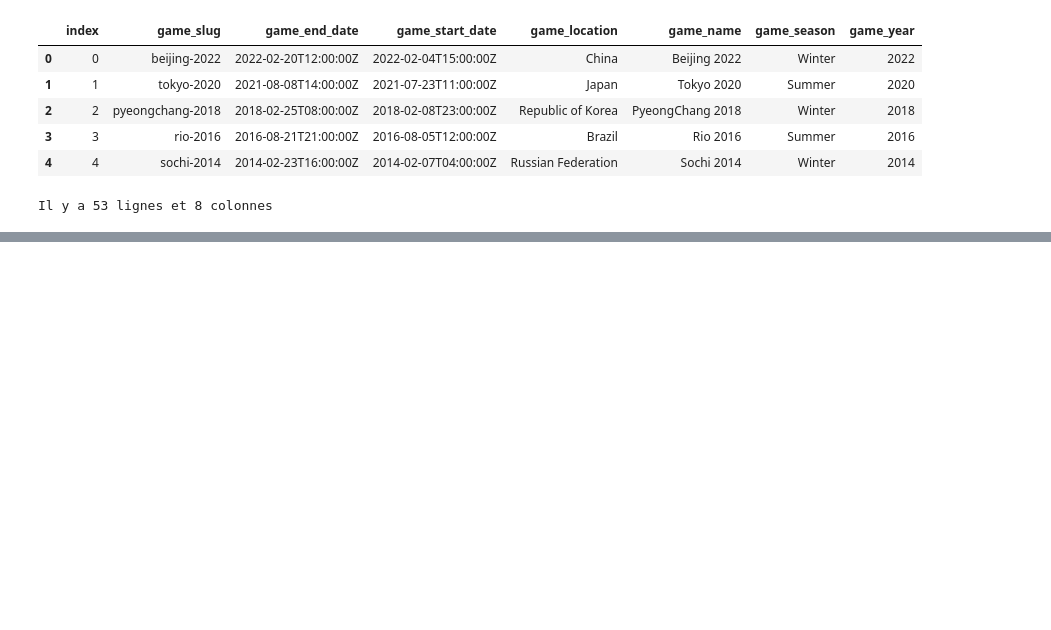
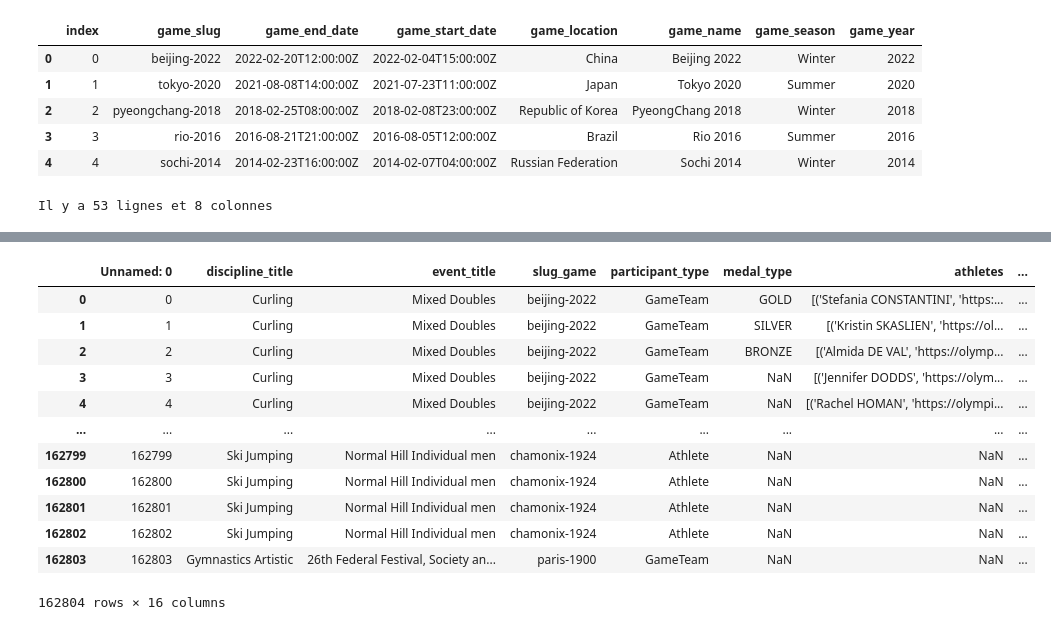
Before and after one commit to IsianDreemrr/HackathonGRP19, a Jupyter notebook: Notebook/Antoine/hackathon_jo2024.ipynb, the cells around one changed output, grey strips where cells are left out. Drawn from its saved outputs; the diff is of its cells as text; code cells hidden in the pictures; blank space fills up the shorter version.

```diff
--- a/Notebook/Antoine/hackathon_jo2024.ipynb
+++ b/Notebook/Antoine/hackathon_jo2024.ipynb
@@ -66,10 +66,10 @@ html_file = './files/olympic_results.html'
 
 # Lire les tables du fichier HTML
 dfs_html = pd.read_html(html_file)
-df_html = dfs_html[0]
+df_results = dfs_html[0]
 
 # Afficher la première table (si le fichier contient plusieurs tables)
-df_html.head()
+df_results.head()
 # %% [output]
 |  | Unnamed: 0 | discipline_title | event_title | slug_game | participant_type | medal_type | athletes | ... |
 | 0 | 0 | Curling | Mixed Doubles | beijing-2022 | GameTeam | GOLD | [('Stefania CONSTANTINI', 'https:... | ... |
@@ -249,0 +348,16 @@ dtype: int64
+# %%
+df_results
+# %% [output]
+|  | Unnamed: 0 | discipline_title | event_title | slug_game | participant_type | medal_type | athletes | ... |
+| 0 | 0 | Curling | Mixed Doubles | beijing-2022 | GameTeam | GOLD | [('Stefania CONSTANTINI', 'https:... | ... |
+| 1 | 1 | Curling | Mixed Doubles | beijing-2022 | GameTeam | SILVER | [('Kristin SKASLIEN', 'https://ol... | ... |
+| 2 | 2 | Curling | Mixed Doubles | beijing-2022 | GameTeam | BRONZE | [('Almida DE VAL', 'https://olymp... | ... |
+| 3 | 3 | Curling | Mixed Doubles | beijing-2022 | GameTeam | NaN | [('Jennifer DODDS', 'https://olym... | ... |
+| 4 | 4 | Curling | Mixed Doubles | beijing-2022 | GameTeam | NaN | [('Rachel HOMAN', 'https://olympi... | ... |
+| ... | ... | ... | ... | ... | ... | ... | ... | ... |
+| 162799 | 162799 | Ski Jumping | Normal Hill Individual men | chamonix-1924 | Athlete | NaN | NaN | ... |
+| 162800 | 162800 | Ski Jumping | Normal Hill Individual men | chamonix-1924 | Athlete | NaN | NaN | ... |
+| 162801 | 162801 | Ski Jumping | Normal Hill Individual men | chamonix-1924 | Athlete | NaN | NaN | ... |
+| 162802 | 162802 | Ski Jumping | Normal Hill Individual men | chamonix-1924 | Athlete | NaN | NaN | ... |
+| 162803 | 162803 | Gymnastics Artistic | 26th Federal Festival, Society an... | paris-1900 | GameTeam | NaN | NaN | ... |
+162804 rows × 16 columns
```
Also changed, not shown: parts of 50 cells of this notebook.
